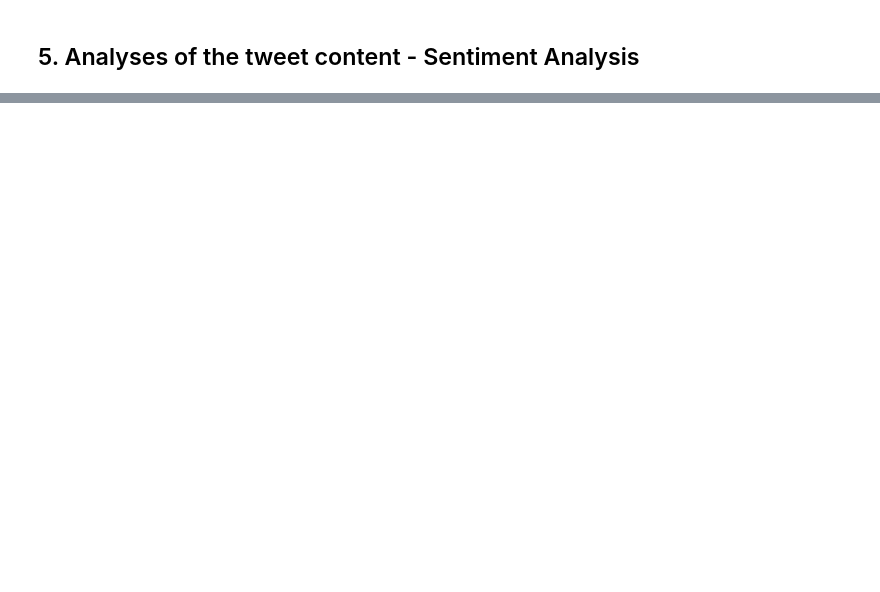
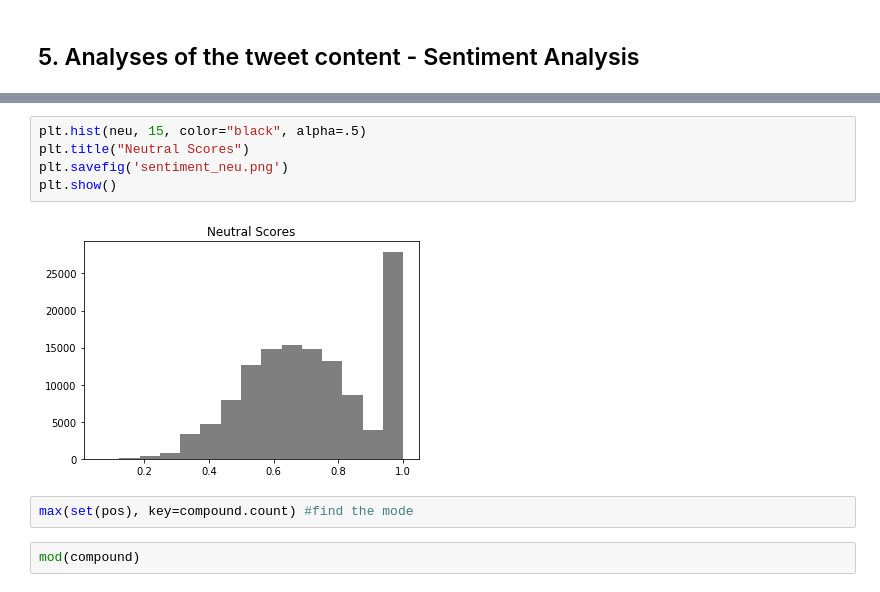
Before and after one commit to 5l1v3r1/Twitter_National_Sibling_Day, a Jupyter notebook: 01_text_analyses.ipynb, the cells around one changed output, grey strips where cells are left out. Saved outputs shown, nothing was run; the diff lists cells and outputs as text; blank space fills up the shorter version.

```diff
--- a/01_text_analyses.ipynb
+++ b/01_text_analyses.ipynb
@@ -571,0 +404,11 @@ clean_token_list[0:50]
+# %%
+plt.hist(neu, 15, color="black", alpha=.5)
+plt.title("Neutral Scores")
+plt.savefig('sentiment_neu.png')
+plt.show()
+# %% [output]
+[figure, added]
+# %%
+max(set(pos), key=compound.count) #find the mode
+# %%
+mod(compound)
```
Also changed, not shown: parts of 59 cells of this notebook.
